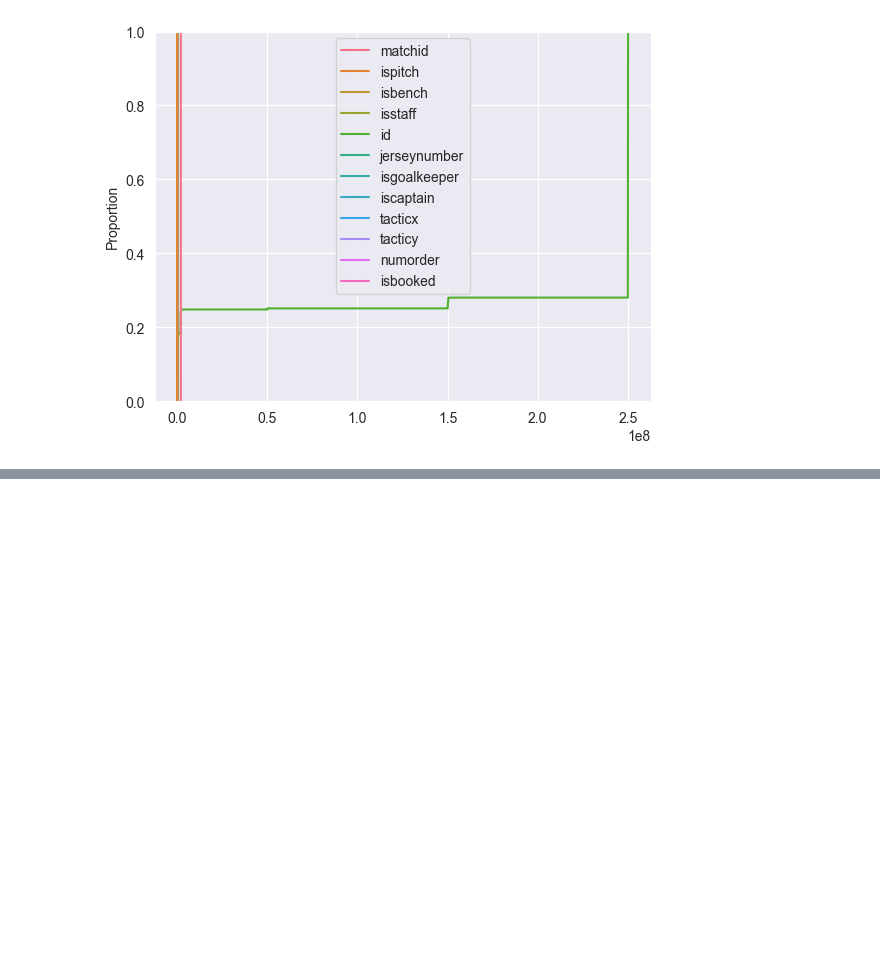
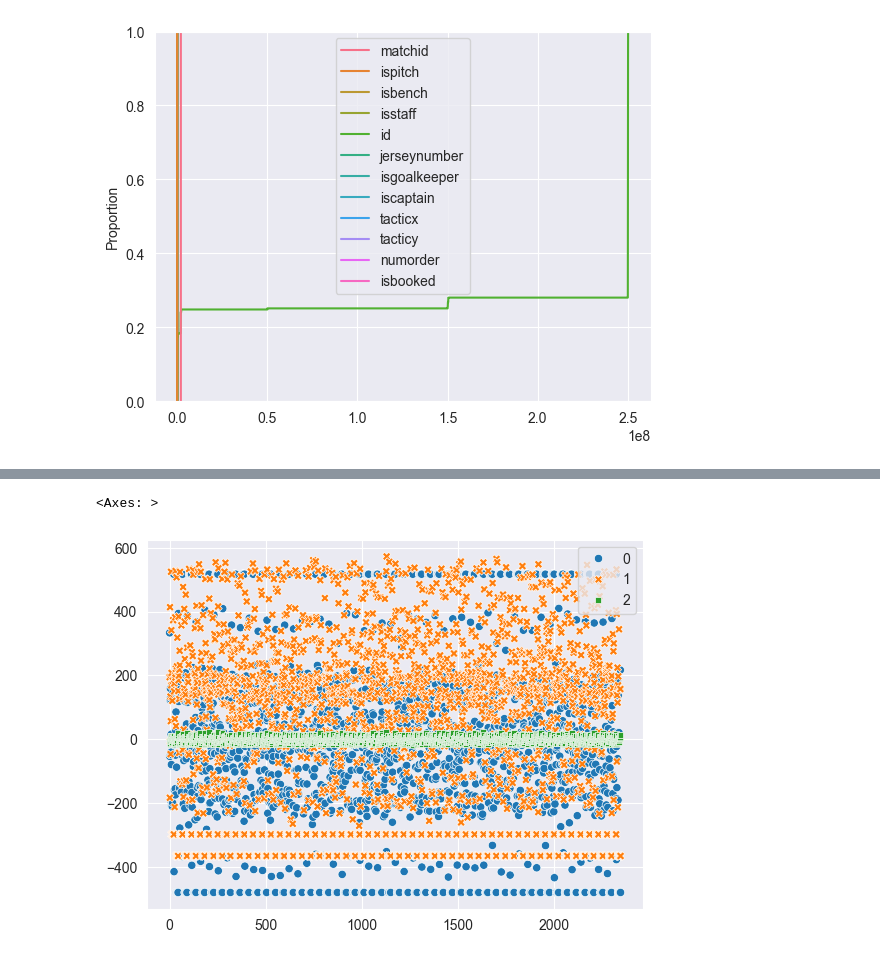
Before and after one commit to SFETNI/Omdena-UEFAEURO2024, a Jupyter notebook: task2-data-analysis/match_line_ups.ipynb, the cells around one changed output, grey strips where cells are left out. Drawn from its saved outputs; the diff is of its cells as text; code cells hidden in the pictures; blank space fills up the shorter version.

```diff
--- a/task2-data-analysis/match_line_ups.ipynb
+++ b/task2-data-analysis/match_line_ups.ipynb
@@ -236,0 +314,5 @@ sns.ecdfplot(data=data)
+# %%
+sns.scatterplot(pca_data)
+# %% [output]
+<Axes: >
+[figure, added]
```
Also changed, not shown: parts of 12 cells of this notebook.
